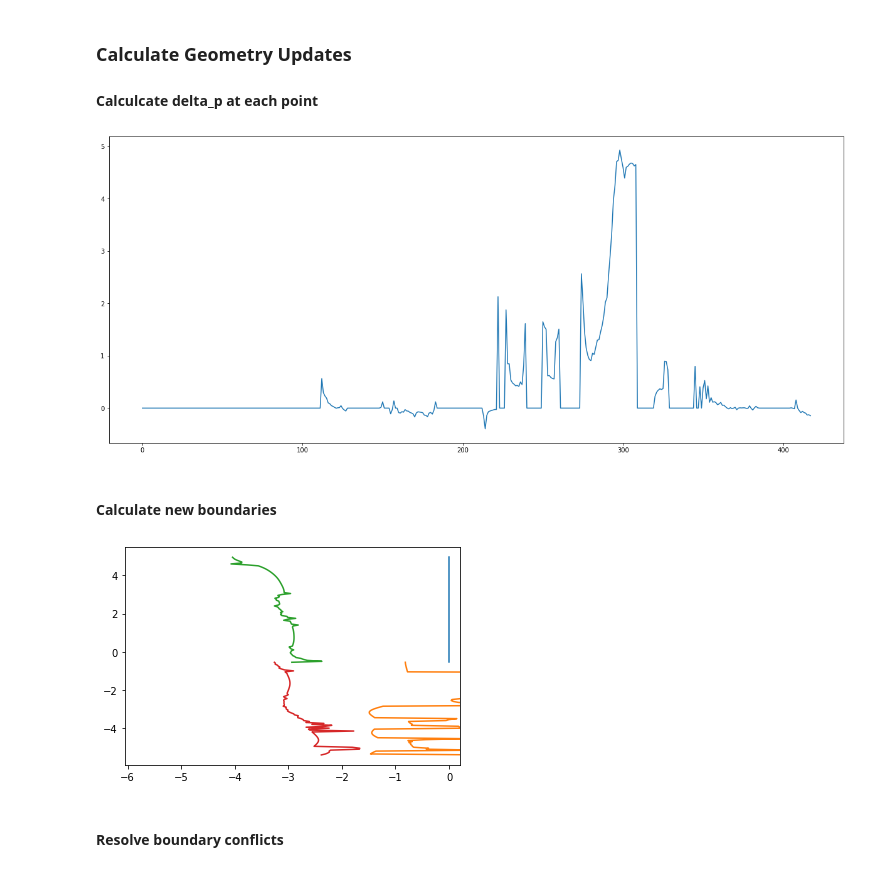
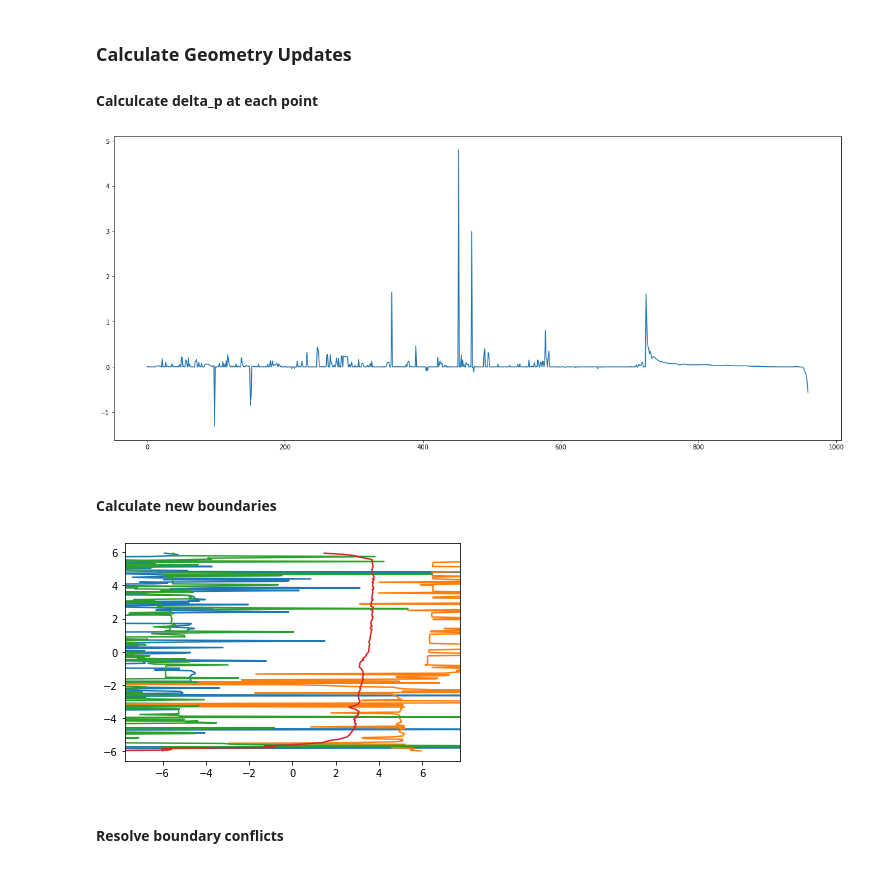
Before and after one commit to FangruLin144/Individual-Project-Adjoint-Based-Planar-MWDevice-Design, a Jupyter notebook: main_resonator_filter.ipynb, the cells around one changed output. Cells and saved outputs as stored; diff of their text form; code cells hidden in the pictures.

```diff
--- a/main_resonator_filter.ipynb
+++ b/main_resonator_filter.ipynb
@@ -14,24 +14,25 @@ from cst_modeler_helper import metal_thickness, copper_pure
 from cst_modeler_helper import define_brick, define_components, mirror_objects
 from data_saving_helper import generate_file, list_datasets, save_data, retrieve_dataset
 # %%
-iteration_num = 1 # Iteration number must be greater than or equal to 1
-run_cst = True
+iteration_num = 9 # Iteration number must be greater than or equal to 1
+run_cst = False
+f0 = 1.03e9 # Hz
 
-y_min = [-0.55, -5.4]
-y_max = [5,    -0.5]
-x_min_init = [-2.75, -2.75]
-x_max_init = [0,     -2]
+y_min = [-6, -6]
+y_max = [6,  6]
+x_min_init = [-6.05, 4.55]
+x_max_init = [-4.55, 6.05]
 
-x_lim = [(-5.85, 0), (-5.85, -0.75)] # (min, max)
+x_lim = [(-7.55, -4.55), (4.55, 7.55)] # (min, max)
 
-min_track_width = 0.8
+min_track_width = 0.7
 
 # For 3rd order poly fit at the interfaces
-sample_rate = np.array([10], dtype=int)
-sample_distance = np.array([30], dtype=int)
+sample_rate = np.array([10, 10], dtype=int)
+sample_distance = np.array([30, 30], dtype=int)
 
 axis = [-1, -1] # axis = 1: x-axis optimization, otherwise y-axis optimization
-priority = [1, 1] # 1: prioritize the upper bound, otherwise the lower bound
+priority = [-1, -1] # 1: prioritize the upper bound, otherwise the lower bound
 step_size = [0.05, 0.05]
 # %%
 if iteration_num == 1:
@@ -113,12 +108,11 @@ h_backward_complex_values = find_field_data_of_interest_fsolver(file_path_h_back
 
 #### Calculcate delta_p at each point
 # %%
-p_in = 0.05
-f0 = 1.08e9 # Hz
+p_in = 1.0
 omega = 2 * np.pi * f0
 eps0 = 8.8541878188e-12 # F/m
 mu0 = 1.25663706127e-6 # N/A2
-delta_t = 1e9
+delta_t = 5e7
 
 delta_p = []
 for idx, coord in enumerate(coordinates_flattened):
@@ -137,7 +131,7 @@ plt.figure(figsize=(21,9))
 plt.plot(delta_p_real)
 plt.show()
 # %% [output]
-[figure, old version]
+[figure, new version]
 # %% [markdown]
 #### Calculate new boundaries
 # %%
@@ -146,15 +140,19 @@ coordinates_new = [(x+delta_p_real[i], y) for i, (x, y) in enumerate(coordinates
 coordinates_new = script_helper.coordinates_resemble(coordinates_new, coords_shape, axis)
 y, x_upper_bound, x_lower_bound = script_helper.coordinates_distribute(coordinates_new, -1)
 num_of_section, lengths = script_helper.find_coordinate_shape(coordinates_new)
+
+y = np.array(y, dtype=float)
+x_upper_bound = np.array(x_upper_bound, dtype=float)
+x_lower_bound = np.array(x_lower_bound, dtype=float)
 # %%
 plt.plot(x_upper_bound[0], y[0])
 plt.plot(x_upper_bound[1], y[1])
 plt.plot(x_lower_bound[0], y[0])
 plt.plot(x_lower_bound[1], y[1])
-plt.xlim(-6.05, 0.2)
+plt.xlim(-7.75, 7.75)
 plt.show()
 # %% [output]
-[figure, old version]
+[figure, new version]
 # %% [markdown]
 #### Resolve boundary conflicts
 # %%
```
Also changed, not shown: parts of 11 cells of this notebook.
